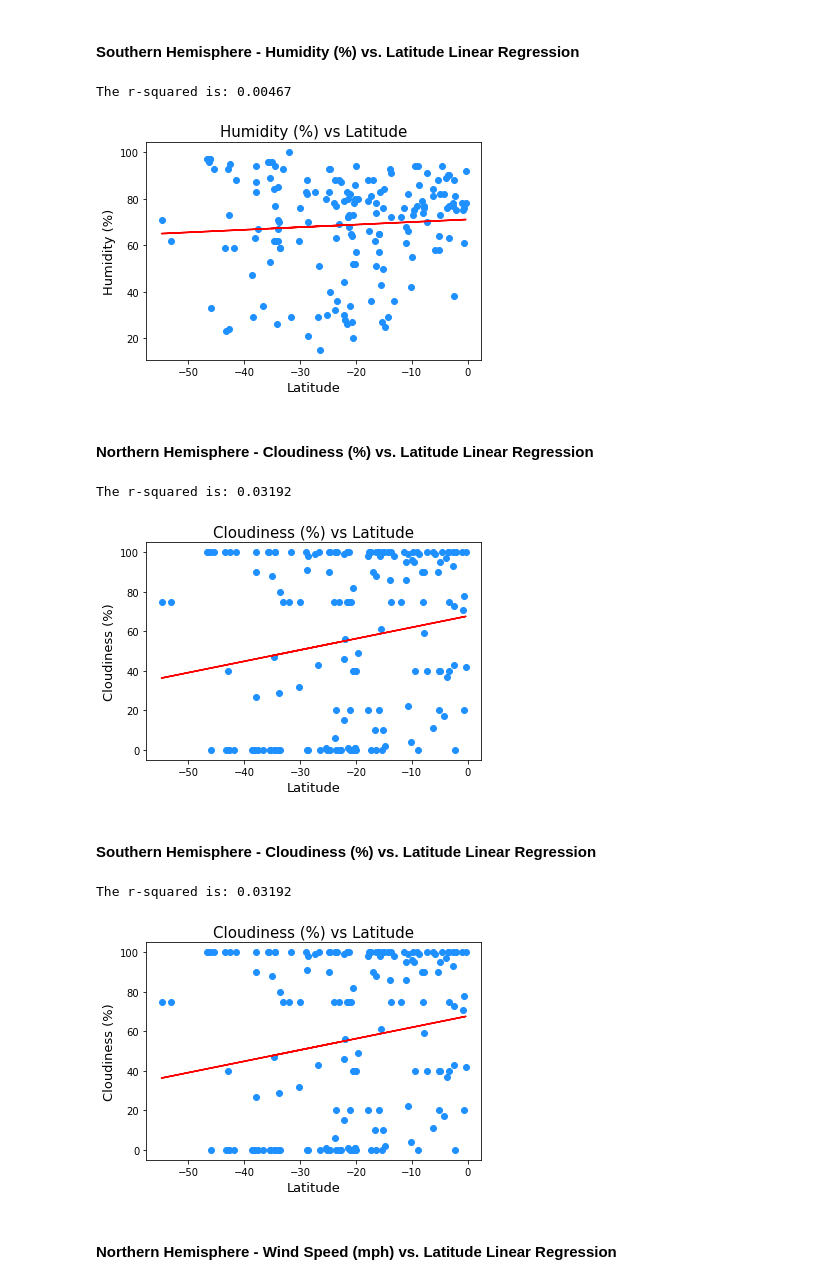
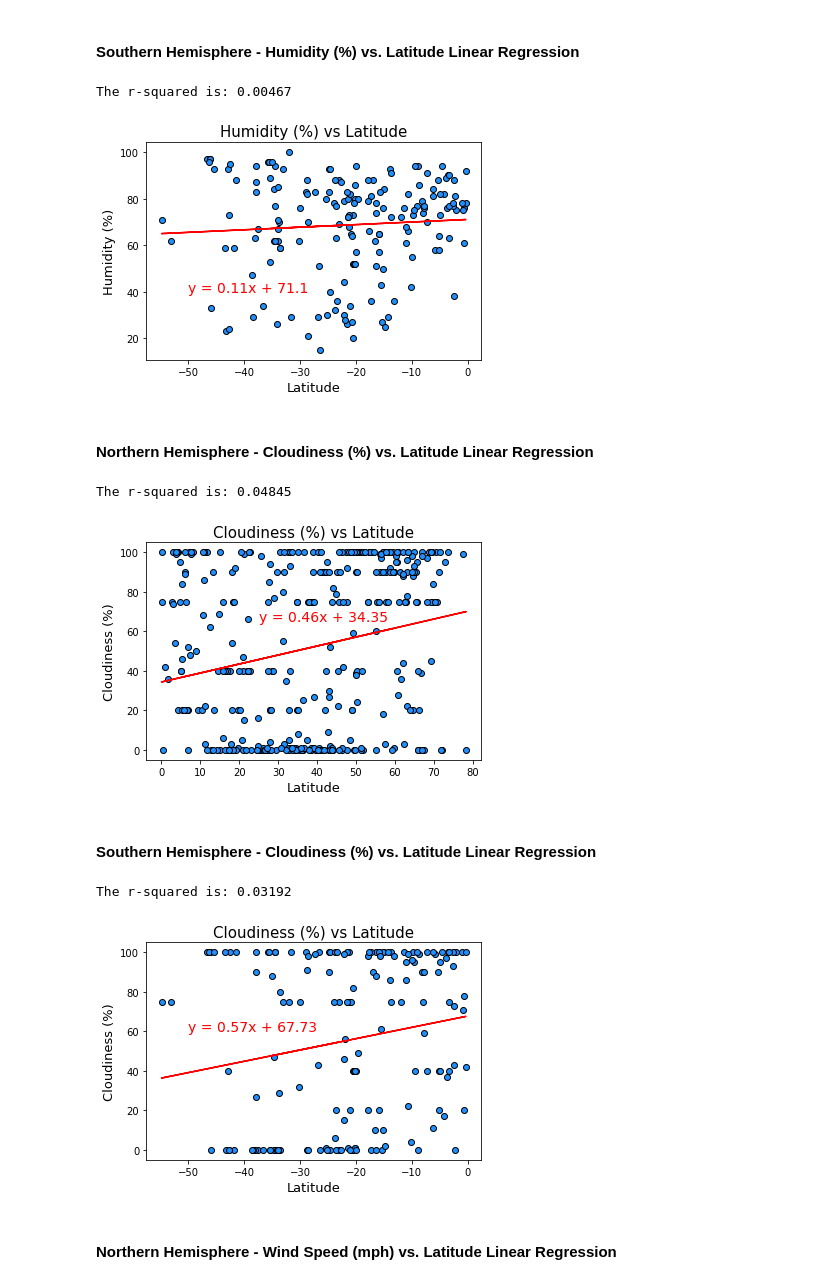
Before and after one commit to sjrojanooo/python-api-challenge, a Jupyter notebook: WeatherPy.ipynb, the cells around one changed output. Drawn from its saved outputs; the diff is of its cells as text; code cells hidden in the pictures.

```diff
--- a/WeatherPy.ipynb
+++ b/WeatherPy.ipynb
@@ -539,40 +539,40 @@ The r-squared is: 0.00467
 southern_hem = city_df.loc[city_df['Latitude'] < 0]
 
 southern_hem = pd.DataFrame(southern_hem)
 
 x_values = southern_hem['Latitude']
 
 y_values = southern_hem['Humidity']
 
 (slope, intercept, rvalue, pvalue, stderr) = linregress(x_values,y_values)
 
 regress_values = x_values * slope + intercept
 
 line_eq = "y = " + str(round(slope,2)) + "x + " + str(round(intercept,2))
 
-plt.scatter(x_values, y_values, c='dodgerblue')
+plt.scatter(x_values, y_values, c='dodgerblue',edgecolor='black')
 
 plt.plot(x_values, regress_values, "r-")
 
-plt.annotate(line_eq,(6,10),fontsize=14,color='red')
+plt.annotate(line_eq,(-50,40),fontsize=14,color='red')
 
 plt.xlabel('Latitude',fontsize=13)
 
 plt.ylabel('Humidity (%)',fontsize=13)
 
 
 plt.title('Humidity (%) vs Latitude',fontsize=15)
 
 print(f"The r-squared is: {round(rvalue**2,5)}")
 
 plt.show()
 # %% [output]
 The r-squared is: 0.00467
-[figure, old version]
+[figure, new version]
 # %% [markdown]
 ####  Northern Hemisphere - Cloudiness (%) vs. Latitude Linear Regression
 # %%
-northern_hem = city_df.loc[city_df['Latitude'] < 0]
+northern_hem = city_df.loc[city_df['Latitude'] >= 0]
 
 northern_hem = pd.DataFrame(northern_hem)
 
@@ -586,11 +586,11 @@ regress_values = x_values * slope + intercept
 
 line_eq = "y = " + str(round(slope,2)) + "x + " + str(round(intercept,2))
 
-plt.scatter(x_values, y_values, c='dodgerblue')
+plt.scatter(x_values, y_values, c='dodgerblue',edgecolor='black')
 
 plt.plot(x_values, regress_values, "r-")
 
-plt.annotate(line_eq,(6,10),fontsize=14,color='red')
+plt.annotate(line_eq,(25,65),fontsize=14,color='red')
 
 plt.xlabel('Latitude',fontsize=13)
 
@@ -603,8 +603,8 @@ print(f"The r-squared is: {round(rvalue**2,5)}")
 
 plt.show()
 # %% [output]
-The r-squared is: 0.03192
+The r-squared is: 0.04845
-[figure, old version]
+[figure, new version]
 # %% [markdown]
 ####  Southern Hemisphere - Cloudiness (%) vs. Latitude Linear Regression
 # %%
@@ -612,21 +612,21 @@ southern_hem = city_df.loc[city_df['Latitude'] < 0]
 
 southern_hem = pd.DataFrame(southern_hem)
 
-y_values = southern_hem['Cloudiness']
+south_cloud= southern_hem['Cloudiness']
 
-x_values = southern_hem['Latitude']
+cloud_lat = southern_hem['Latitude']
 
-(slope, intercept, rvalue, pvalue, stderr) = linregress(x_values,y_values)
+(slope, intercept, rvalue, pvalue, stderr) = linregress(cloud_lat,south_cloud)
 
-regress_values = x_values * slope + intercept
+regress_values = cloud_lat * slope + intercept
 
 line_eq = "y = " + str(round(slope,2)) + "x + " + str(round(intercept,2))
 
-plt.scatter(x_values, y_values, c='dodgerblue')
+plt.scatter(cloud_lat, south_cloud, c='dodgerblue',edgecolor='black')
 
 plt.plot(x_values, regress_values, "r-")
 
-plt.annotate(line_eq,(6,10),fontsize=14,color='red')
+plt.annotate(line_eq,(-50,60),fontsize=14,color='red')
 
 plt.xlabel('Latitude',fontsize=13)
 
@@ -640,7 +640,7 @@ print(f"The r-squared is: {round(rvalue**2,5)}")
 plt.show()
 # %% [output]
 The r-squared is: 0.03192
-[figure, old version]
+[figure, new version]
 # %% [markdown]
 ####  Northern Hemisphere - Wind Speed (mph) vs. Latitude Linear Regression
 # %%
```
Also changed, not shown: parts of 5 cells of this notebook.
